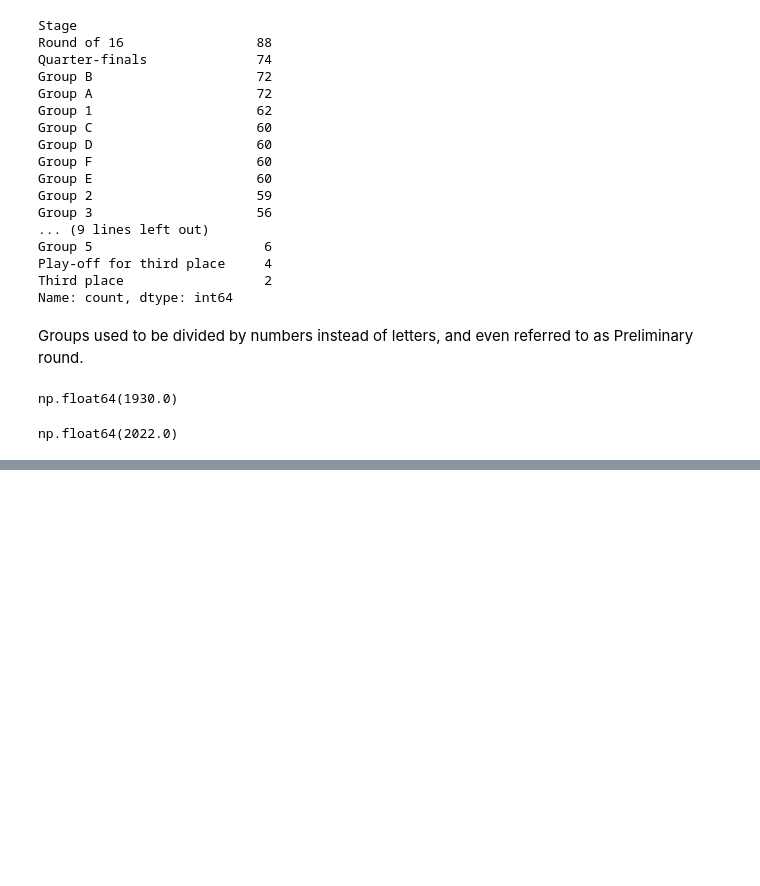
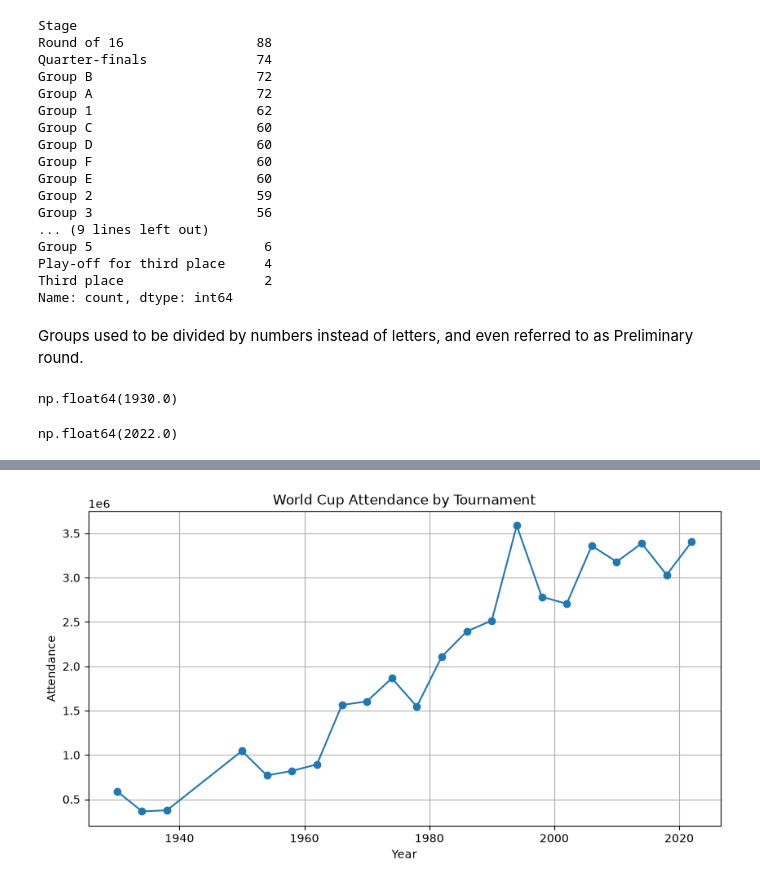
Before and after one commit to dvsdevious/fifa-world-cup-eda, a Jupyter notebook: notebooks/FIFA_EDA.ipynb, the cells around one changed output, grey strips where cells are left out. Saved outputs shown, nothing was run; the diff lists cells and outputs as text; code cells hidden in the pictures; blank space fills up the shorter version.

```diff
--- a/notebooks/FIFA_EDA.ipynb
+++ b/notebooks/FIFA_EDA.ipynb
@@ -194,0 +236,10 @@ np.float64(2022.0)
+# %%
+plt.figure(figsize=(10,5))
+plt.plot(worldcups["Year"], worldcups["Attendance"], marker="o")
+plt.title("World Cup Attendance by Tournament")
+plt.xlabel('Year')
+plt.ylabel("Attendance")
+plt.grid(True)
+plt.show()
+# %% [output]
+[figure, added]
```
Also changed, not shown: parts of 18 cells of this notebook.
